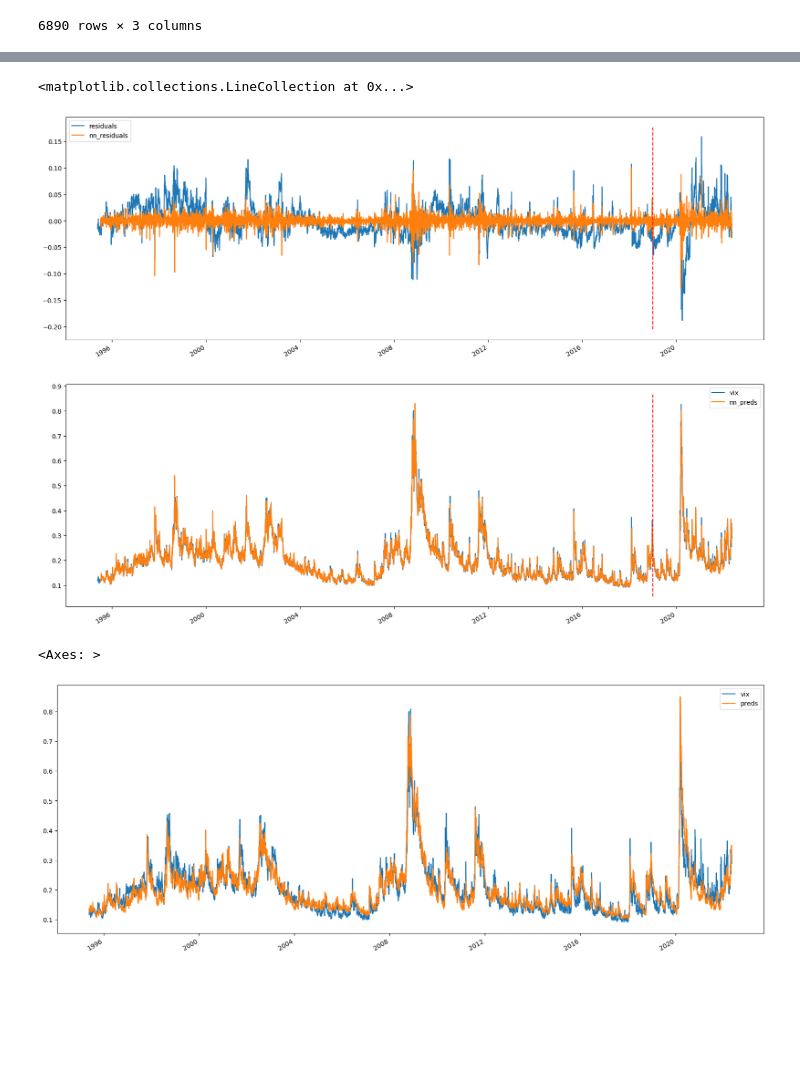
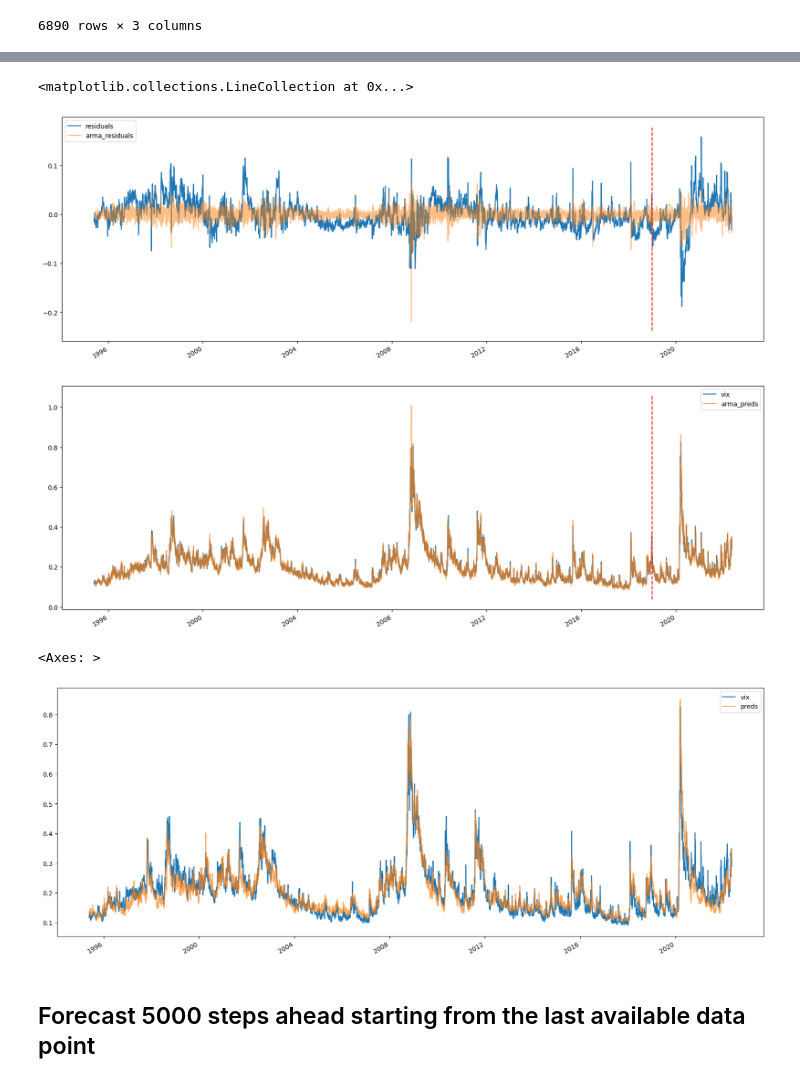
Before and after one commit to luchungi/VolatilityIsMostlyPathDependent, a Jupyter notebook: PDV_plus_MA.ipynb, the cells around one changed output, grey strips where cells are left out. Cells and saved outputs as stored; diff of their text form; code cells hidden in the pictures; blank space fills up the shorter version.

```diff
--- a/PDV_plus_MA.ipynb
+++ b/PDV_plus_MA.ipynb
@@ -117,2 +95,0 @@ Mean: 0.0000, Min: -0.1113, Max: 0.1169, MAE: 0.0205, MSE: 0.0007, R^2: 0.8991
-# %%
-res_window = 20
@@ -230,10 +198,10 @@ full_data
 # %%
 preds = predict(*res.x, full_data, window)
-df_preds = full_data[window-1:].copy()
+df_preds = full_data[window-1:].copy() # remove data used to calculate first PDV prediction
+df_preds['vix_shift'] = df_preds['vix'].shift(1) # shift use that time t-1 vix is used to predict residual for time t
 df_preds['preds'] = preds
 df_preds['residuals'] = df_preds['vix'] - df_preds['preds']
 df_preds['ratio'] = df_preds['vix'] / df_preds['preds']
 df_preds['log_ratio'] = np.log(df_preds['ratio'])
-df_preds.iloc[res_window:, -1] = np.NaN
-df_preds[res_window-1:]
+df_preds
 # %% [output]
@@ -253,5 +220,0 @@ df_preds[res_window-1:]
-# %%
-simulations = ma_res.forecast(horizon=len(df_preds.iloc[res_window:, -1]), method='simulation', simulations=1)
-log_residuals = simulations.simulations.values.squeeze()
-df_preds.iloc[res_window:, -1] = log_residuals
-df_preds[res_window-1:]
@@ -271,0 +221,20 @@ df_preds[res_window-1:]
+# %%
+y = df_preds['log_ratio'][1:] if use_log_ratio else df_preds['ratio'][1:] # drop the first row because vix_shift is nan
+x = df_preds['vix_shift'][1:]
+if use_vix_exog:
+    arma_model_test = arch.arch_model(y=y, mean='ARX', vol='ARCH', lags=n_lags, p=res_window, rescale=False, x=x) # with vix as exogenous variable
+else:
+    arma_model_test = arch.arch_model(y=y, mean='ARX', vol='ARCH', lags=n_lags, p=res_window, rescale=False) # without vix as exogenous variable
+arma_model_test.distribution = ARCHNormal(seed=seed) # set seed for reproducibility
+fix_res = arma_model_test.fix(arma_res.params) # fix the parameters based on fitting on full data
+if use_vix_exog:
+    sims = fix_res.forecast(horizon=1, start=df_preds.index[max_lag], method='simulation', simulations=2, align='origin', x=x[:,np.newaxis]) # with vix as exogenous variable
+else:
+    sims = fix_res.forecast(horizon=1, start=df_preds.index[max_lag], method='simulation', simulations=2, align='origin') # without vix as exogenous variable
+print(sims.simulations.values.shape)
+log_residuals = sims.simulations.values[:,0,0] if use_log_ratio else np.log(sims.simulations.values[:,0,0]) # (timestep, simulations, horizon)
+df_preds['arma_log_ratio'] = np.NaN
+df_preds.iloc[max_lag:, df_preds.columns.get_loc('arma_log_ratio')] = log_residuals
+df_preds['arma_preds'] = np.exp(df_preds['arma_log_ratio']) * df_preds['preds']
+df_preds['arma_residuals'] = df_preds['vix'] - df_preds['arma_preds']
+df_preds[max_lag-1:]
@@ -272,14 +272,20 @@ df_preds[res_window-1:]
 # %%
 fig, ax = plt.subplots(2, 1, figsize=(20, 16))
-df_preds[['residuals', 'nn_residuals']].plot(ax=ax[0])
-df_preds[['vix', 'nn_preds']].plot(ax=ax[1])
+
+df_preds[['residuals']].plot(ax=ax[0])
+df_preds[['arma_residuals']].plot(ax=ax[0], alpha=0.5)
+df_preds[['vix']].plot(ax=ax[1])
+df_preds[['arma_preds']].plot(ax=ax[1], alpha=0.7)
 ax[0].vlines(test_start_date, ax[0].get_ylim()[0], ax[0].get_ylim()[-1], linestyles='dashed', colors='red')
 ax[1].vlines(test_start_date, ax[1].get_ylim()[0], ax[1].get_ylim()[-1], linestyles='dashed', colors='red')
 # %% [output]
 <matplotlib.collections.LineCollection at 0x...>
-[figure, old version]
+[figure, new version]
 # %%
-df_preds[['vix', 'preds']].plot(figsize=(20, 8))
+ax = df_preds[['vix']].plot(figsize=(20, 8))
+df_preds[['preds']].plot(ax=ax, alpha=0.7)
 # %% [output]
 <Axes: >
-[figure, old version]
+[figure, new version]
+# %% [markdown]
+## Forecast 5000 steps ahead starting from the last available data point
```
Also changed, not shown: parts of 32 cells of this notebook, 3 other files.
